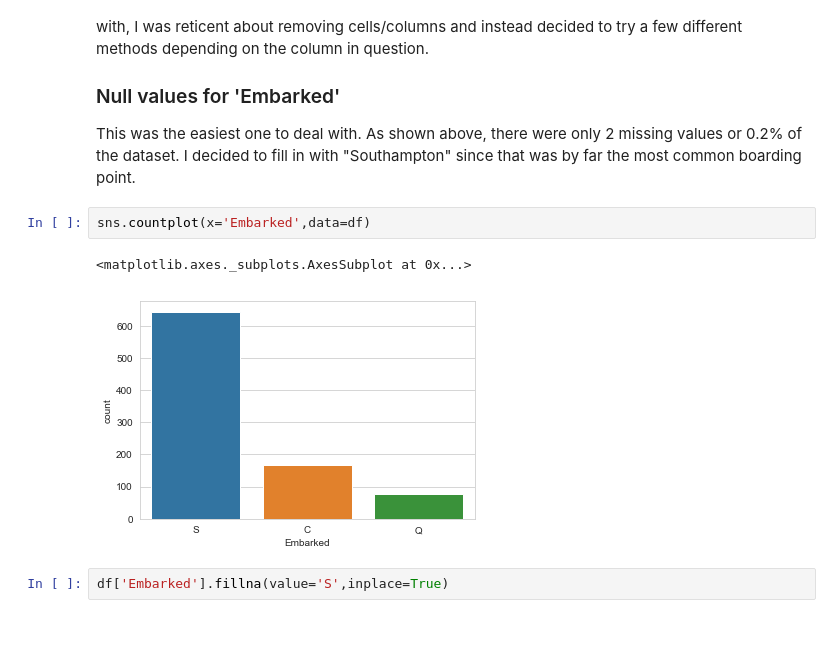
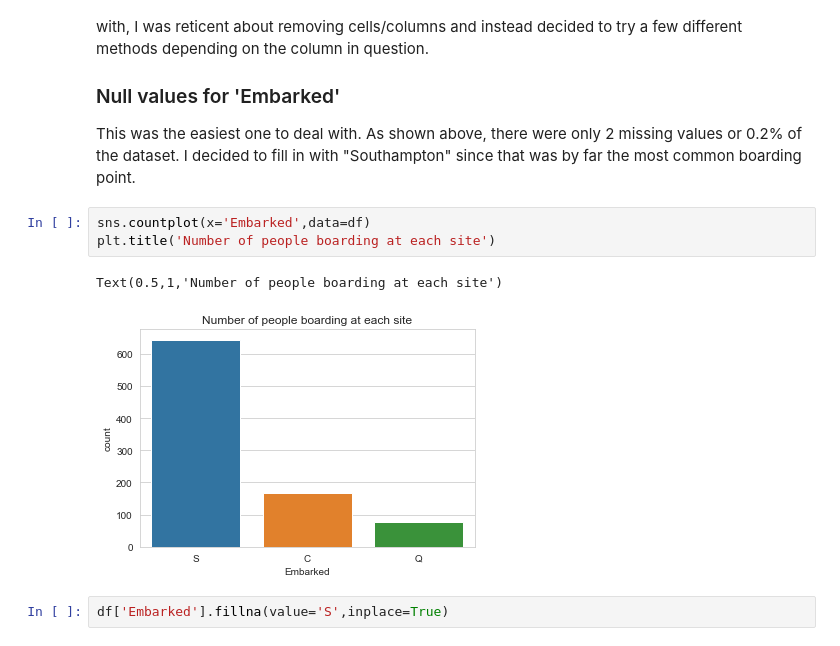
Before and after one commit to agrai1/Predicting-Survivors, a Jupyter notebook: Kaggle challenge - titanic - 9-6-18.ipynb, the cells around one changed output. Saved outputs shown, nothing was run; the diff lists cells and outputs as text.

```diff
--- a/Kaggle challenge - titanic - 9-6-18.ipynb
+++ b/Kaggle challenge - titanic - 9-6-18.ipynb
@@ -205,9 +256,10 @@ My first consideration was what to do about the null values. Since I don't have
 This was the easiest one to deal with. As shown above, there were only 2 missing values or 0.2% of the dataset. I decided to fill in with "Southampton" since that was by far the most common boarding point.
 # %%
 sns.countplot(x='Embarked',data=df)
+plt.title('Number of people boarding at each site')
 # %% [output]
-<matplotlib.axes._subplots.AxesSubplot at 0x...>
+Text(0.5,1,'Number of people boarding at each site')
-[figure, old version]
+[figure, new version]
 # %%
 df['Embarked'].fillna(value='S',inplace=True)
 # %% [markdown]
```
Also changed, not shown: parts of 41 cells of this notebook.
